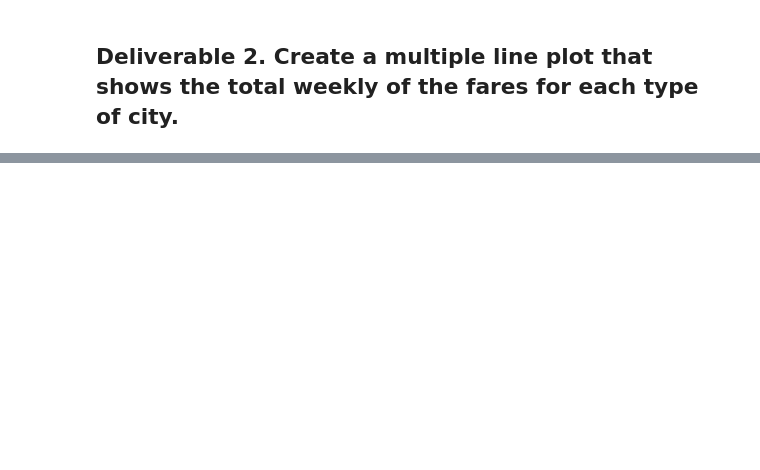
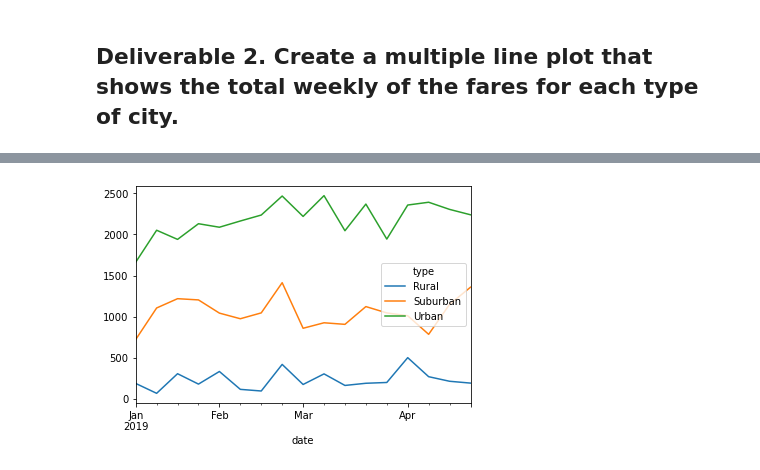
Before and after one commit to ramruph/PyBer_Analysis, a Jupyter notebook: PyBer_Challenge.ipynb, the cells around one changed output, grey strips where cells are left out. Drawn from its saved outputs; the diff is of its cells as text; code cells hidden in the pictures; blank space fills up the shorter version.

Commit message:
added line chart

```diff
--- a/PyBer_Challenge.ipynb
+++ b/PyBer_Challenge.ipynb
@@ -144,3 +163,5 @@ pyber_summary_df.rename(columns={"ride_id": "Total Ride", "driver_count": "Total
 # %%
 # 11. Create a pivot table with the 'date' as the index, the columns ='type', and values='fare'
 # to get the total fares for each type of city by the date.
+pivot_table = df.pivot(index="date", columns="type", values="fare")
+pivot_table
@@ -147,2 +183,5 @@ pyber_summary_df.rename(columns={"ride_id": "Total Ride", "driver_count": "Total
 # %%
 # 12. Create a new DataFrame from the pivot table DataFrame using loc on the given dates, '2018-01-01':'2018-04-29'.
+new_df = pivot_table.loc["2019-01-01":"2019-04-29"]
+
+new_df
@@ -149,3 +203,4 @@ pyber_summary_df.rename(columns={"ride_id": "Total Ride", "driver_count": "Total
 # %%
 # 13. Set the "date" index to datetime datatype. This is necessary to use the resample() method in Step 8.
-# df.index = pd.to_datetime(df.index)
+new_df.index = pd.to_datetime(new_df.index)
+new_df
@@ -154,2 +236,5 @@ pyber_summary_df.rename(columns={"ride_id": "Total Ride", "driver_count": "Total
 # %%
 # 15. Create a new DataFrame using the "resample()" function by week 'W' and get the sum of the fares for each week.
+resampled_df = new_df.resample("W").sum()
+
+resampled_df
@@ -156,7 +261,9 @@ pyber_summary_df.rename(columns={"ride_id": "Total Ride", "driver_count": "Total
 # %%
 # 16. Using the object-oriented interface method, plot the resample DataFrame using the df.plot() function.
-
+resampled_df.plot()
 # Import the style from Matplotlib.
 from matplotlib import style
 # Use the graph style fivethirtyeight.
 style.use('fivethirtyeight')
+# %% [output]
+[figure, added]
```
Also changed, not shown: parts of 7 cells of this notebook.
